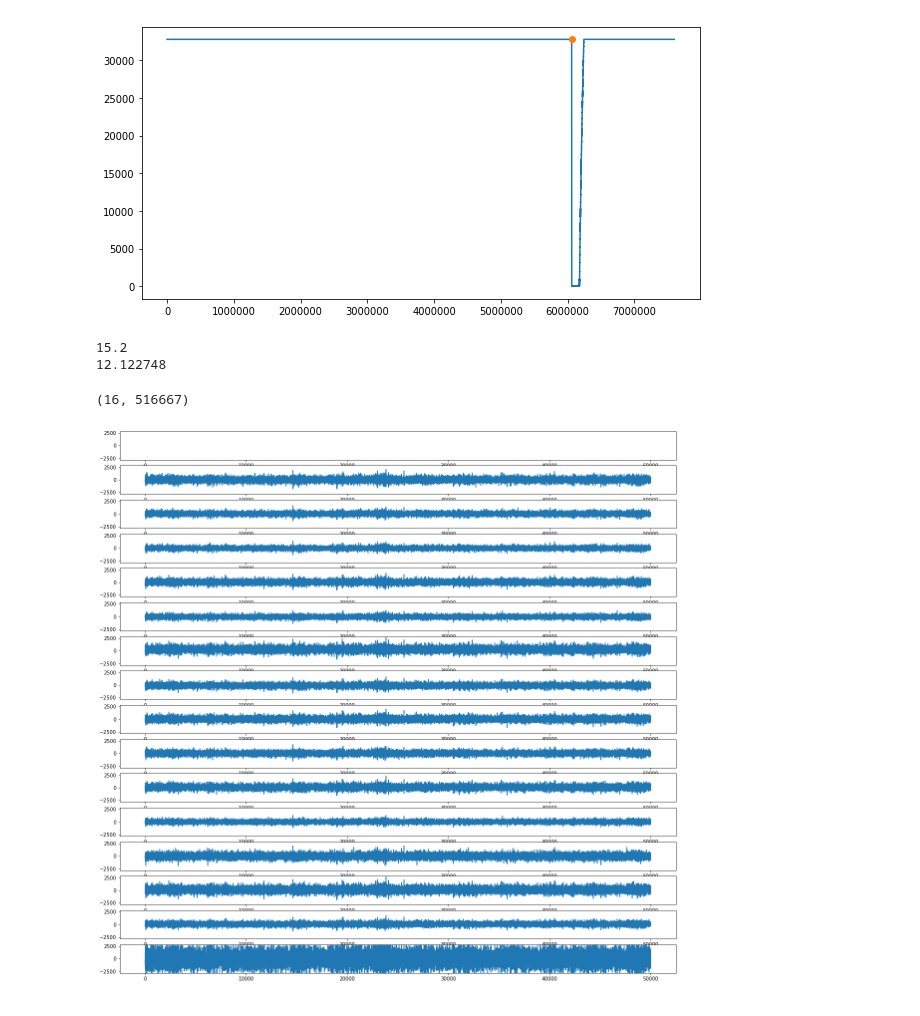
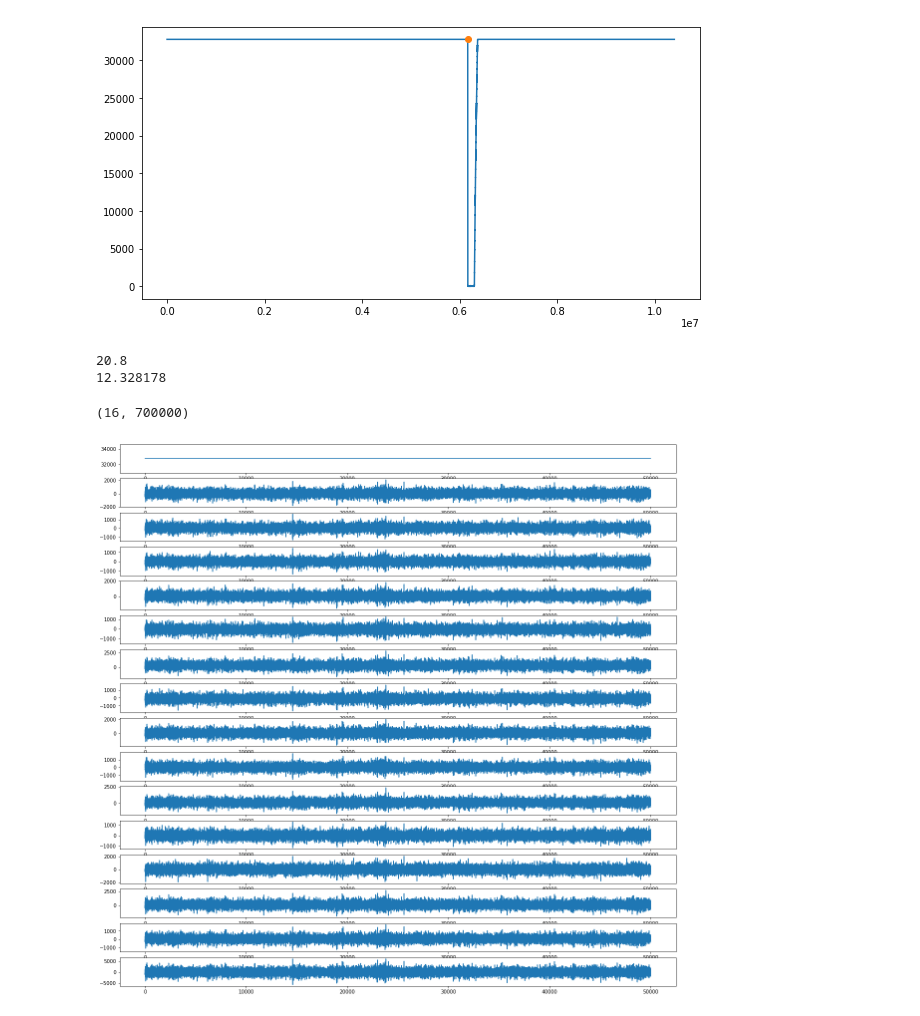
Before and after one commit to cowkami/bat_research, a Jupyter notebook: notebooks/get_pulse_direction.ipynb, the cells around one changed output. Saved outputs shown, nothing was run; the diff lists cells and outputs as text; code cells hidden in the pictures.

```diff
--- a/notebooks/get_pulse_direction.ipynb
+++ b/notebooks/get_pulse_direction.ipynb
@@ -25,47 +25,47 @@ max_space_length = np.sqrt(4.5**2 + 9**2)
 same_time_range = max_space_length / sound_velocity
 
 bat_ids = ['bat290', 'bat294', 'bat296', 'bat298']
-start_stop = [(160, 191), (240, 271), (189, 226), (195, 233)]
+start_stop = [(160, 191), (240, 270), (189, 225), (190, 232)]
+numbers = [1, 2, 3, 5]
 
-no = 1
+no = 3
 # %%
 calib_tracks = load_bin_tracks(raw_sound_190526_path / 'no1.bin')
 
-tracks = load_bin_tracks(raw_sound_190526_path / bat_ids[3] / f'no{no}.bin')
+tracks = load_bin_tracks(raw_sound_190526_path / bat_ids[3] / f'no{numbers[no]}.bin')
 # %%
-start_frame_num, stop_frame_num = start_stop[no-1]
+start_frame_num, stop_frame_num = start_stop[no]
 
 trigger_ind = np.where(tracks[0, :]<30000)[0][0]
 trigger_sec = trigger_ind / sample_freq
 
 start_ind = int(trigger_ind - sample_freq * (mov_frame_count - start_frame_num) / mov_fps)
 stop_ind = int(trigger_ind - sample_freq * (mov_frame_count - stop_frame_num) / mov_fps)
 
 cropped_tracks = tracks[:, start_ind:stop_ind]
 
 plt.figure(figsize=(10, 5))
 plt.plot(tracks[0, :])
 # plt.plot(range(trigger_ind, trigger_ind+1000), 20000*np.ones(1000), 'o')
 plt.plot(trigger_ind, tracks[0, 0], 'o')
 plt.show()
 # %% [output]
-[figure, old version]
+[figure, new version]
 # %%
 print(tracks.shape[1] / sample_freq)
 print(trigger_ind/sample_freq)
 # %% [output]
-15.2
-12.122748
+20.8
+12.328178
 # %%
 def show_tracks(tracks, start=0, stop=-1):
-    amp_max = max(-np.min(tracks[1:-1]), np.max(tracks[1:-1]))
+    amp_max = max(-np.min(tracks[1:]), np.max(tracks[1:]))
     plt.figure(figsize=(20, 20), facecolor='white')
     for i in range(16):
         plt.subplot(16, 1, i+1)
 #         plt.plot(tracks[i, 2400000:2500000])
         plt.plot(tracks[i])
-        plt.ylim([-amp_max, amp_max])
-
+#         plt.ylim([-amp_max, amp_max])
     plt.show()
 
 
@@ -80,8 +80,8 @@ print(signal.shape)
 show_tracks(calib_tracks[:, :50000])
 # show_tracks(signal)
 # %% [output]
-(16, 516667)
+(16, 700000)
-[figure, old version]
+[figure, new version]
 # %%
 def convert_spectrogram(audio_tracks, sample_frequency=500e3):
     spectro = []
```
Also changed, not shown: parts of 11 cells of this notebook.
